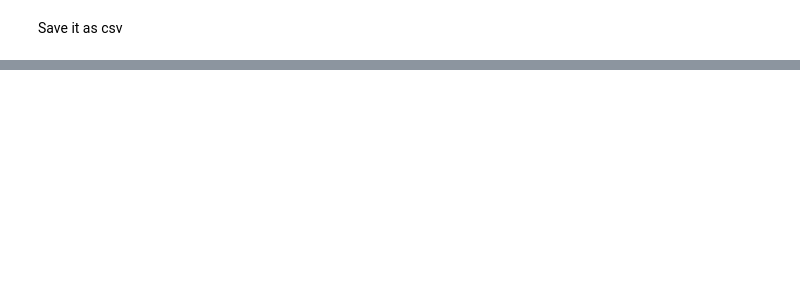
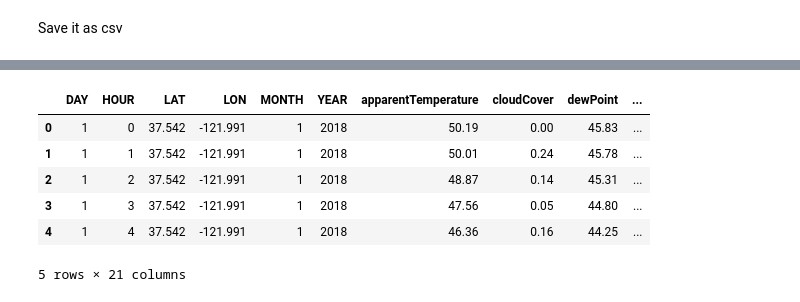
Before and after one commit to laic5/traffic, a Jupyter notebook: darksky_data_rain.ipynb, the cells around one changed output, grey strips where cells are left out. Cells and saved outputs as stored; diff of their text form; code cells hidden in the pictures; blank space fills up the shorter version.

```diff
--- a/darksky_data_rain.ipynb
+++ b/darksky_data_rain.ipynb
@@ -106,0 +151,25 @@ weekdata
+# %%
+t = dt(2018, 4, 2, 12).isoformat()
+fre = forecast(*Fremont, t)
+mydata = pd.DataFrame(fre['hourly']['data'])
+mydata['LAT'] = 37.542
+mydata['LON'] = -121.991
+mydata['YEAR'] = 2018
+mydata['MONTH'] = 4
+mydata['DAY'] = 2
+mydata['HOUR'] = [i for i in range(24)]
+
+for i in range(3, 15):
+    t = dt(2018, 4, i, 12).isoformat()
+    fre = forecast(*Fremont, t)
+    tempdata = pd.DataFrame(fre['hourly']['data'])
+    tempdata['LAT'] = 37.542
+    tempdata['LON'] = -121.991
+    tempdata['YEAR'] = 2018
+    tempdata['MONTH'] = 4
+    tempdata['DAY'] = i
+    tempdata['HOUR'] = [i for i in range(24)]
+    Apr_week = mydata.append(tempdata)
+
+Apr_week.to_csv("Apr_week.csv", sep=',')
+Apr_week.head()
@@ -106,0 +183,12 @@ weekdata
+# %%
+Rain_week = pd.concat([Jan_week, Feb_week, Mar_week, Apr_week])
+Rain_week.to_csv("Rain_week.csv", sep=',')
+Rain_week.head()
+# %% [output]
+|  | DAY | HOUR | LAT | LON | MONTH | YEAR | apparentTemperature | cloudCover | dewPoint | ... |
+| 0 | 1 | 0 | 37.542 | -121.991 | 1 | 2018 | 50.19 | 0.00 | 45.83 | ... |
+| 1 | 1 | 1 | 37.542 | -121.991 | 1 | 2018 | 50.01 | 0.24 | 45.78 | ... |
+| 2 | 1 | 2 | 37.542 | -121.991 | 1 | 2018 | 48.87 | 0.14 | 45.31 | ... |
+| 3 | 1 | 3 | 37.542 | -121.991 | 1 | 2018 | 47.56 | 0.05 | 44.80 | ... |
+| 4 | 1 | 4 | 37.542 | -121.991 | 1 | 2018 | 46.36 | 0.16 | 44.25 | ... |
+5 rows × 21 columns
```
Also changed, not shown: parts of 12 cells of this notebook, 5 other files.
